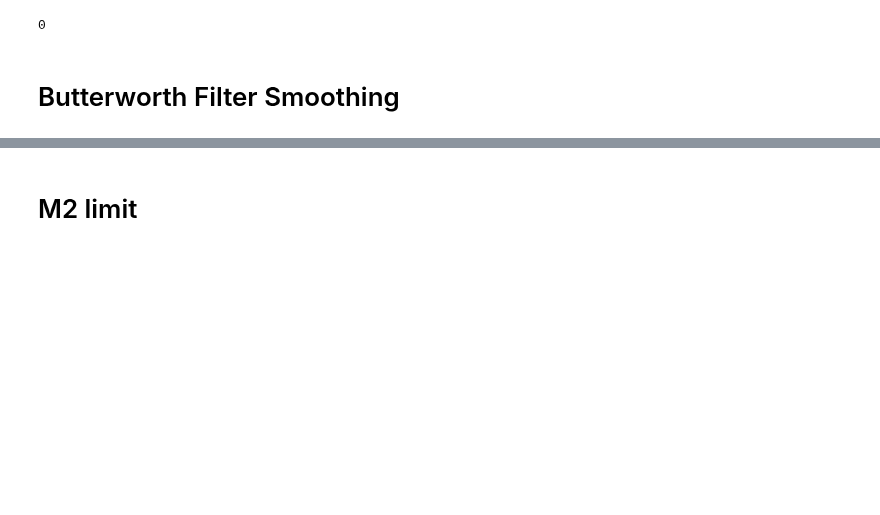
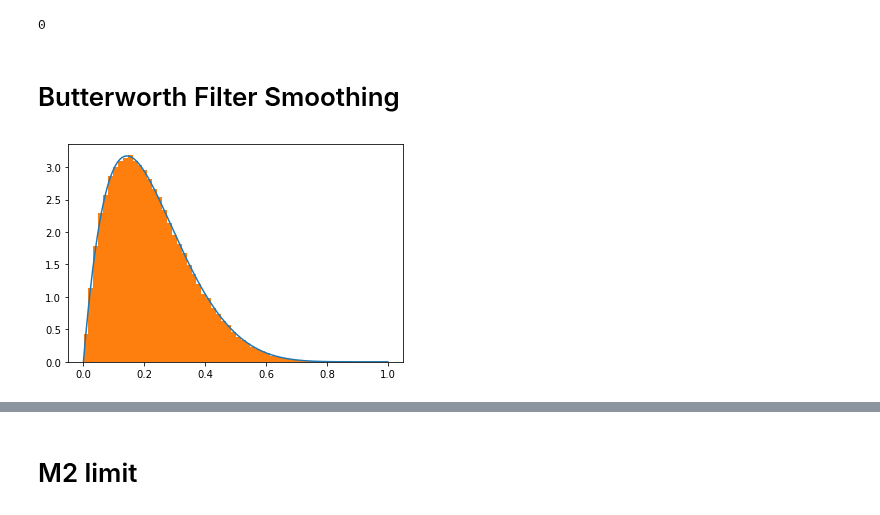
Before and after one commit to veome22/hybrid_waveforms, a Jupyter notebook: population_bias_gwbench_tests.ipynb, the cells around one changed output, grey strips where cells are left out. Cells and saved outputs as stored; diff of their text form; code cells hidden in the pictures; blank space fills up the shorter version.

Commit message:
added spin beta distribution

```diff
--- a/population_bias_gwbench_tests.ipynb
+++ b/population_bias_gwbench_tests.ipynb
@@ -197,6 +197,11 @@ def power(m1, alpha, m_min, m_max):
 
     return np.piecewise(m1, [(m1 < m_min), (m1 >= m_min)*(m1 < m_max), (m1 >= m_max)],
                         [0, lambda m1: N1*m1**alpha, 0])
+# %%
+def beta(chi, a, b):
+    func = chi**(a-1) * (1-chi)**(b-1)
+    norm = integrate.trapezoid(func, chi)
+    return func/norm
 # %%
 def butterworth(m1, m0, eta):
     norm = integrate.trapezoid((1+ (m0/m1)**eta)**(-1), m1)
@@ -206,6 +211,24 @@ def butterworth(m1, m0, eta):
 def truncation(m1, m_min, m_max):
     return np.piecewise(m1, [(m1 < m_max), (m1 >= m_min)*(m1 < m_max), (m1 >= m_max)],
                         [0, 1.0, 0])
+# %%
+chi_range = np.linspace(0, 1, 100000)
+a = 2
+b = 7
+
+pdf_chi = beta(chi_range, a, b)
+plt.plot(chi_range, pdf_chi)
+
+
+num_injs = 100000
+cdf_chi = integrate.cumulative_trapezoid(pdf_chi, chi_range, initial=0)
+inv_cdf_chi = interpolate.interp1d(cdf_chi / cdf_chi[-1], chi_range)
+chi1z = inv_cdf_chi(np.random.rand(num_injs))
+
+plt.hist(chi1z, bins=50, density=True)
+plt.show()
+# %% [output]
+[figure, added]
 # %%
 alpha= -3.5
 
```
Also changed, not shown: parts of 2 cells of this notebook.
